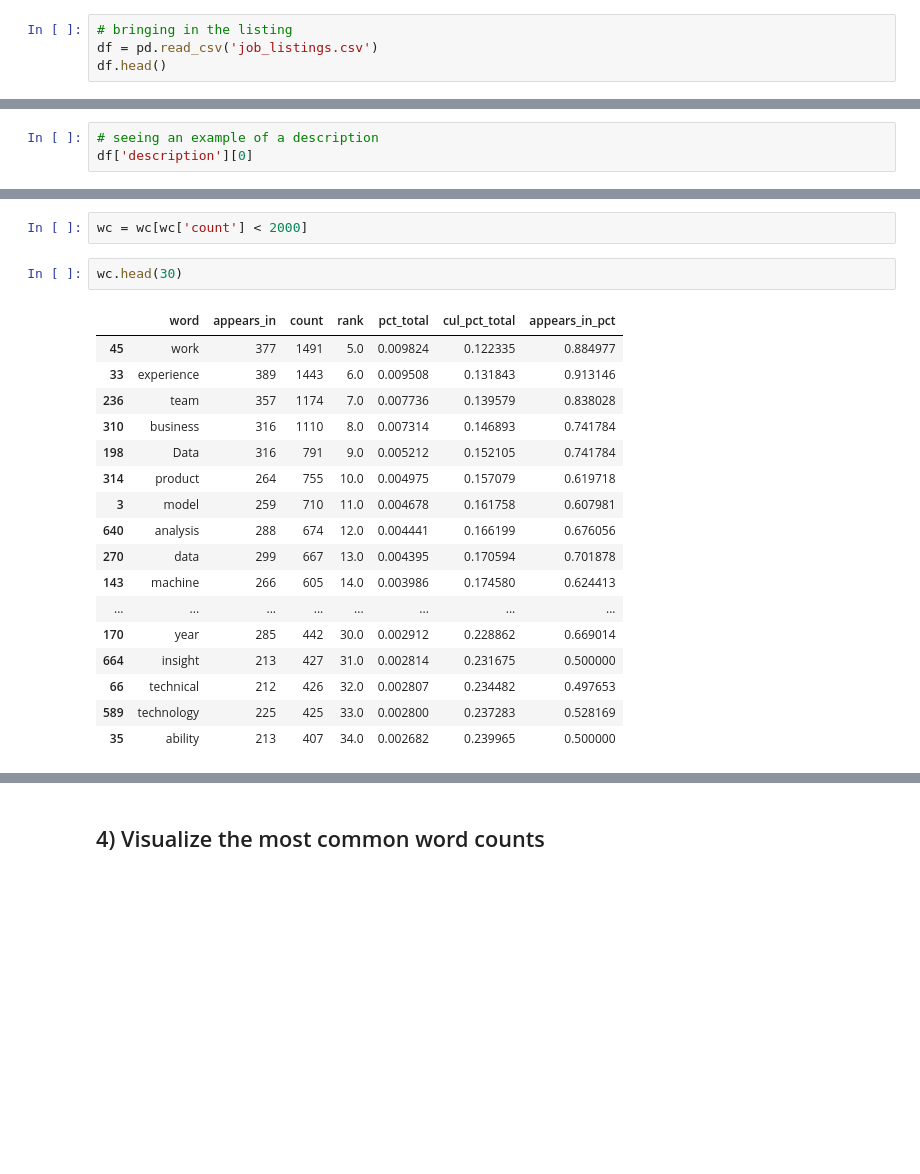
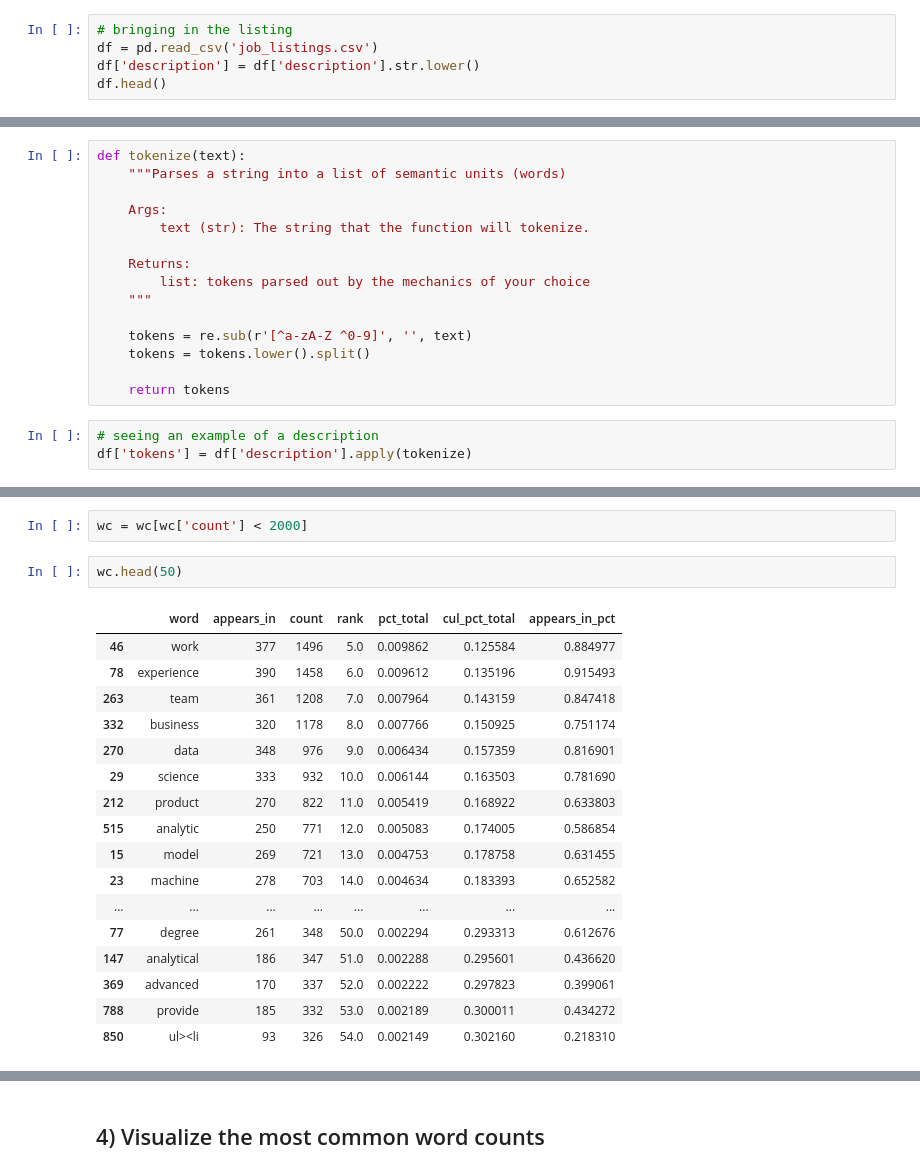
Before and after one commit to JoshFowlkes/DS-Unit-4-Sprint-1-NLP, a Jupyter notebook: module2-vector-representations/LS_DS_412_Vector_Representations_Assignment.ipynb, the cells around one changed output, grey strips where cells are left out. Cells and saved outputs as stored; diff of their text form; blank space fills up the shorter version.

```diff
--- a/module2-vector-representations/LS_DS_412_Vector_Representations_Assignment.ipynb
+++ b/module2-vector-representations/LS_DS_412_Vector_Representations_Assignment.ipynb
@@ -111,6 +112,7 @@ jobs_df = pd.read_csv('datascience_jobs.csv')
 # %%
 # bringing in the listing
 df = pd.read_csv('job_listings.csv')
+df['description'] = df['description'].str.lower()
 df.head()
 # %% [output]
 |  | Unnamed: 0 | description | title |
@@ -122,3 +124,18 @@ df.head()
+# %%
+def tokenize(text):
+    """Parses a string into a list of semantic units (words)
+
+    Args:
+        text (str): The string that the function will tokenize.
+
+    Returns:
+        list: tokens parsed out by the mechanics of your choice
+    """
+
+    tokens = re.sub(r'[^a-zA-Z ^0-9]', '', text)
+    tokens = tokens.lower().split()
+
+    return tokens
 # %%
 # seeing an example of a description
-df['description'][0]
+df['tokens'] = df['description'].apply(tokenize)
@@ -195,22 +219,22 @@ wc = count(df['tokens'])
 # %%
 wc = wc[wc['count'] < 2000]
 # %%
-wc.head(30)
+wc.head(50)
 # %% [output]
 |  | word | appears_in | count | rank | pct_total | cul_pct_total | appears_in_pct |
-| 45 | work | 377 | 1491 | 5.0 | 0.009824 | 0.122335 | 0.884977 |
-| 33 | experience | 389 | 1443 | 6.0 | 0.009508 | 0.131843 | 0.913146 |
-| 236 | team | 357 | 1174 | 7.0 | 0.007736 | 0.139579 | 0.838028 |
-| 310 | business | 316 | 1110 | 8.0 | 0.007314 | 0.146893 | 0.741784 |
-| 198 | Data | 316 | 791 | 9.0 | 0.005212 | 0.152105 | 0.741784 |
-| 314 | product | 264 | 755 | 10.0 | 0.004975 | 0.157079 | 0.619718 |
-| 3 | model | 259 | 710 | 11.0 | 0.004678 | 0.161758 | 0.607981 |
-| 640 | analysis | 288 | 674 | 12.0 | 0.004441 | 0.166199 | 0.676056 |
-| 270 | data | 299 | 667 | 13.0 | 0.004395 | 0.170594 | 0.701878 |
-| 143 | machine | 266 | 605 | 14.0 | 0.003986 | 0.174580 | 0.624413 |
+| 46 | work | 377 | 1496 | 5.0 | 0.009862 | 0.125584 | 0.884977 |
+| 78 | experience | 390 | 1458 | 6.0 | 0.009612 | 0.135196 | 0.915493 |
+| 263 | team | 361 | 1208 | 7.0 | 0.007964 | 0.143159 | 0.847418 |
+| 332 | business | 320 | 1178 | 8.0 | 0.007766 | 0.150925 | 0.751174 |
+| 270 | data | 348 | 976 | 9.0 | 0.006434 | 0.157359 | 0.816901 |
+| 29 | science | 333 | 932 | 10.0 | 0.006144 | 0.163503 | 0.781690 |
+| 212 | product | 270 | 822 | 11.0 | 0.005419 | 0.168922 | 0.633803 |
+| 515 | analytic | 250 | 771 | 12.0 | 0.005083 | 0.174005 | 0.586854 |
+| 15 | model | 269 | 721 | 13.0 | 0.004753 | 0.178758 | 0.631455 |
+| 23 | machine | 278 | 703 | 14.0 | 0.004634 | 0.183393 | 0.652582 |
 | ... | ... | ... | ... | ... | ... | ... | ... |
-| 170 | year | 285 | 442 | 30.0 | 0.002912 | 0.228862 | 0.669014 |
-| 664 | insight | 213 | 427 | 31.0 | 0.002814 | 0.231675 | 0.500000 |
-| 66 | technical | 212 | 426 | 32.0 | 0.002807 | 0.234482 | 0.497653 |
-| 589 | technology | 225 | 425 | 33.0 | 0.002800 | 0.237283 | 0.528169 |
-| 35 | ability | 213 | 407 | 34.0 | 0.002682 | 0.239965 | 0.500000 |
+| 77 | degree | 261 | 348 | 50.0 | 0.002294 | 0.293313 | 0.612676 |
+| 147 | analytical | 186 | 347 | 51.0 | 0.002288 | 0.295601 | 0.436620 |
+| 369 | advanced | 170 | 337 | 52.0 | 0.002222 | 0.297823 | 0.399061 |
+| 788 | provide | 185 | 332 | 53.0 | 0.002189 | 0.300011 | 0.434272 |
+| 850 | ul><li | 93 | 326 | 54.0 | 0.002149 | 0.302160 | 0.218310 |
```
Also changed, not shown: parts of 11 cells of this notebook, 1 other file.
